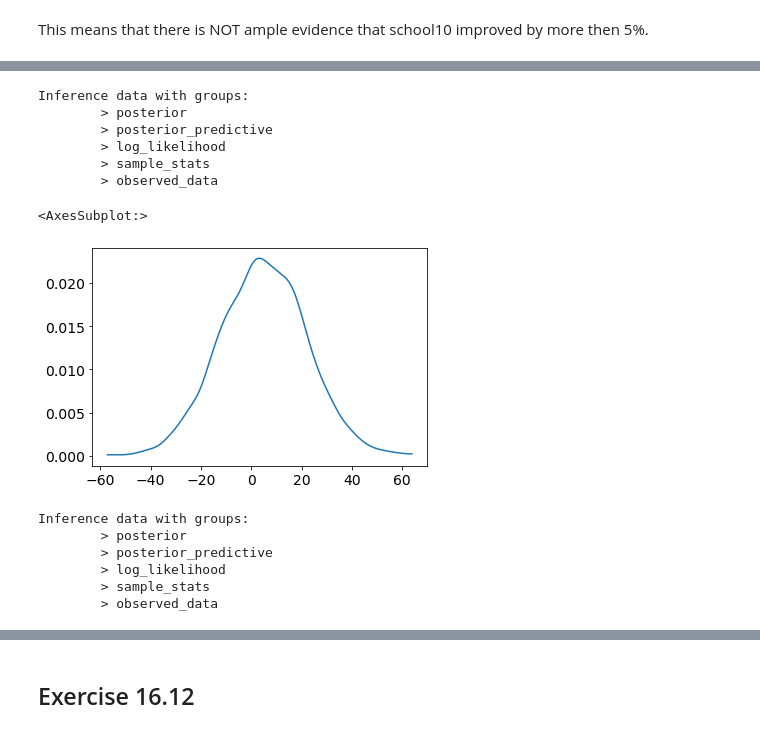
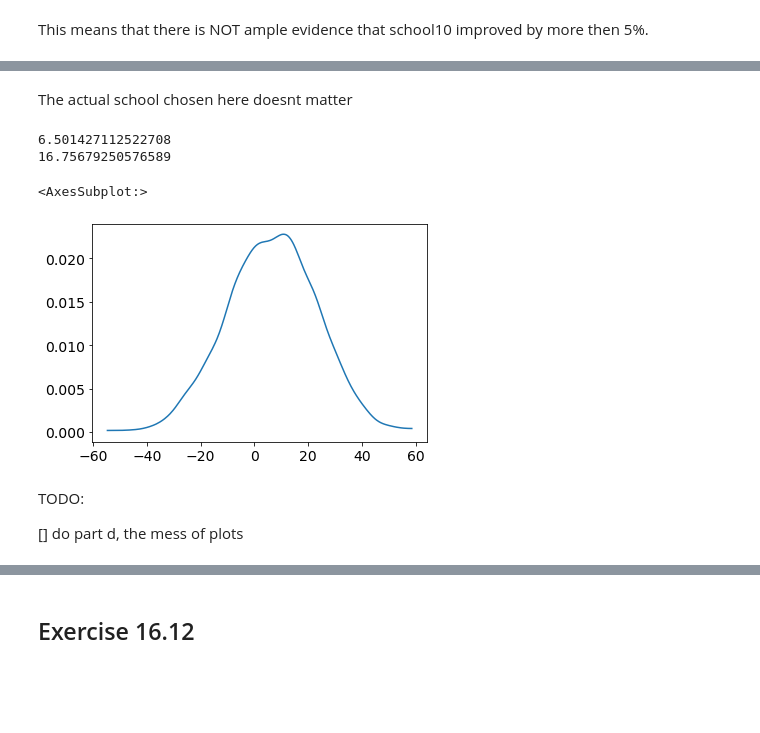
Before and after one commit to DrEntropy/BayesRulesWork, a Jupyter notebook: Chapter16.ipynb, the cells around one changed output, grey strips where cells are left out. Saved outputs shown, nothing was run; the diff lists cells and outputs as text; code cells hidden in the pictures; blank space fills up the shorter version.

```diff
--- a/Chapter16.ipynb
+++ b/Chapter16.ipynb
@@ -209 +231,20 @@ Here we want to predict future of a student at school 16, 17 and a new school Ba
+# %% [markdown]
+The actual school chosen here doesnt matter
+# %%
+schoolnew = model.predict(results, kind='pps', data = pd.DataFrame({'school_id' : [6]}),include_group_specific=False, inplace=False)
+data = schoolnew.posterior_predictive.score_pct_change.values.flatten()
+print(np.mean(data))
+print(np.std(data))
+az.plot_dist(data)
+# %% [output]
+6.501427112522708
+16.75679250576589
+<AxesSubplot:>
+[figure, added]
+# %% [markdown]
+TODO:
+
+
+
+[] do part d,  the mess of plots
 # %%
@@ -211,23 +251,0 @@ school6 = model.predict(results, kind='pps', data = pd.DataFrame({'school_id' :
-# %%
-school6
-# %% [output]
-Inference data with groups:
-        > posterior
-        > posterior_predictive
-        > log_likelihood
-        > sample_stats
-        > observed_data
-# %%
-az.plot_dist(school6.posterior_predictive.score_pct_change.values.flatten())
-# %% [output]
-<AxesSubplot:>
-[figure, removed]
-# %%
-results
-# %% [output]
-Inference data with groups:
-        > posterior
-        > posterior_predictive
-        > log_likelihood
-        > sample_stats
-        > observed_data
```
Also changed, not shown: parts of 5 cells of this notebook.
